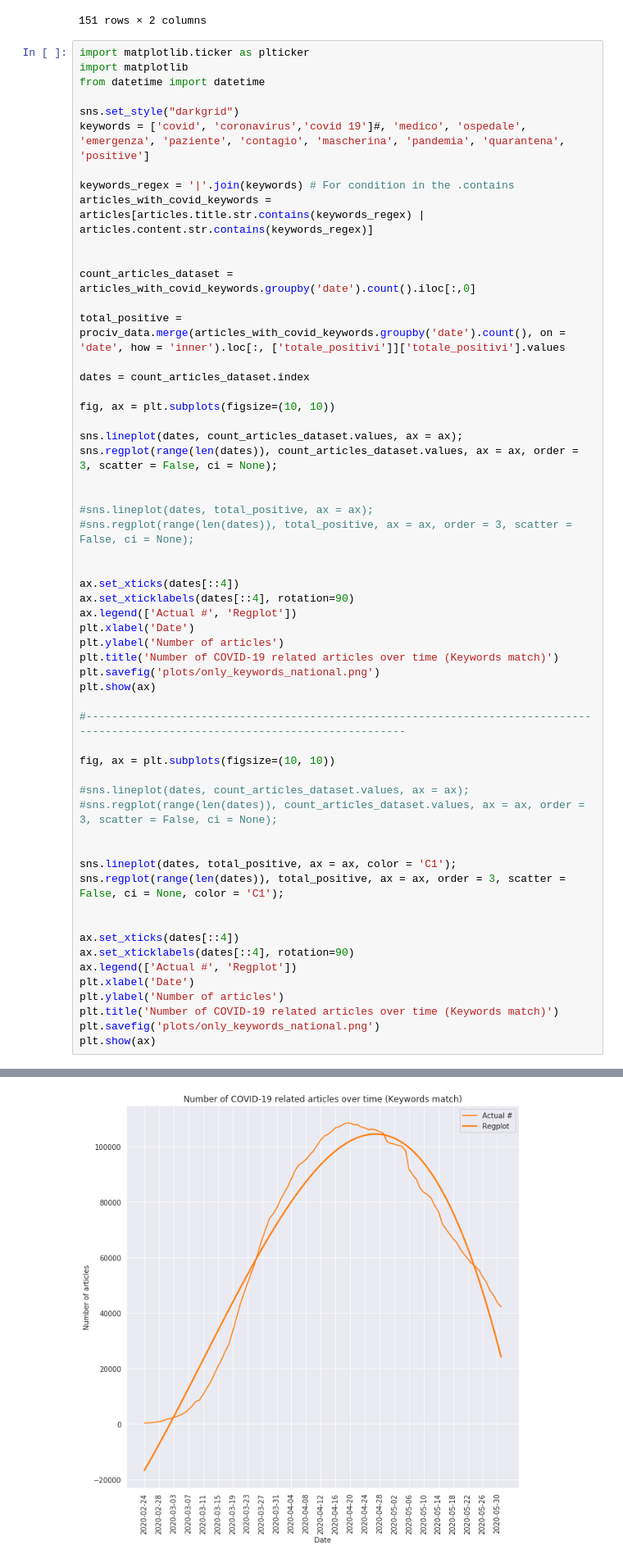
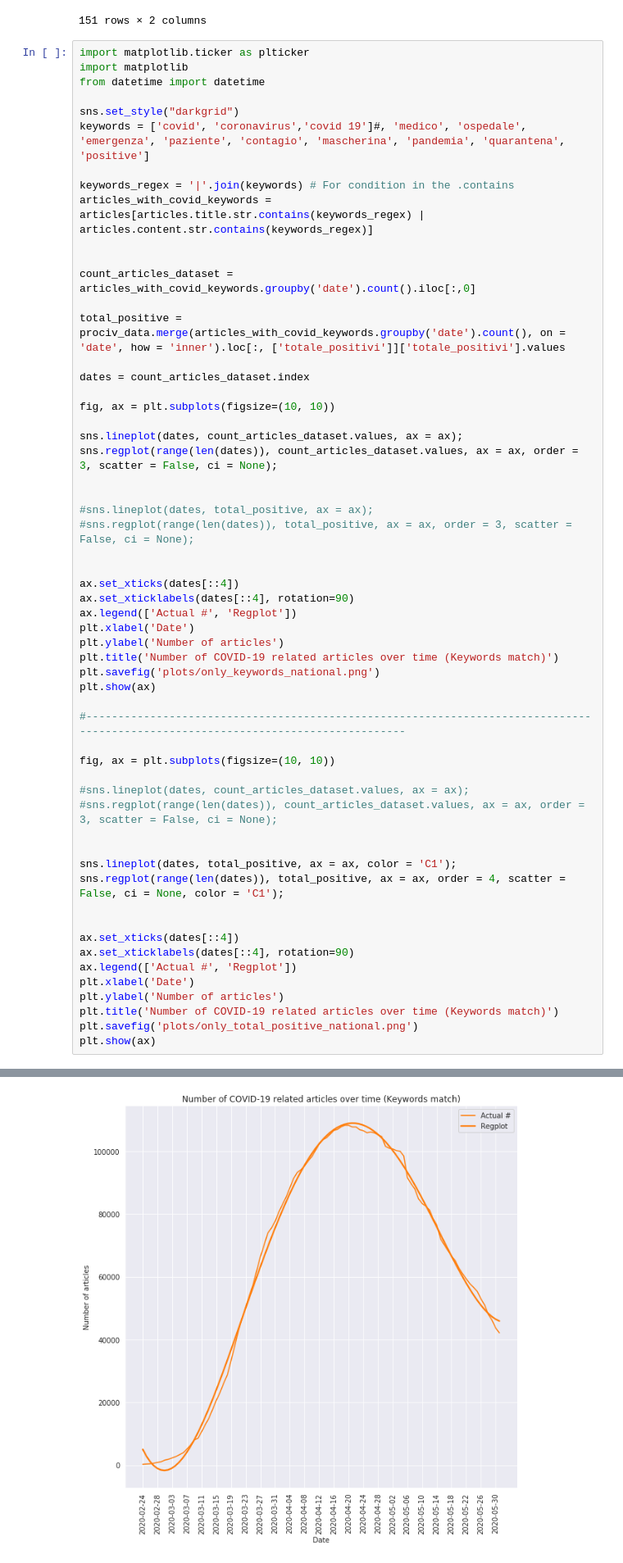
Before and after one commit to Gruntrexpewrus/StatLearnTeam, a Jupyter notebook: articles_analysis/Covid_Articles_Statistics.ipynb, the cells around one changed output, grey strips where cells are left out. Shown at 82% size. Drawn from its saved outputs; the diff is of its cells as text.

```diff
--- a/articles_analysis/Covid_Articles_Statistics.ipynb
+++ b/articles_analysis/Covid_Articles_Statistics.ipynb
@@ -84,33 +84,33 @@ sns.regplot(range(len(dates)), count_articles_dataset.values, ax = ax, order = 3
 
 ax.set_xticks(dates[::4])
 ax.set_xticklabels(dates[::4], rotation=90)
 ax.legend(['Actual #', 'Regplot'])
 plt.xlabel('Date')
 plt.ylabel('Number of articles')
 plt.title('Number of COVID-19 related articles over time (Keywords match)')
 plt.savefig('plots/only_keywords_national.png')
 plt.show(ax)
 
 #----------------------------------------------------------------------------------------------------------------------------------
 
 fig, ax = plt.subplots(figsize=(10, 10))
 
 #sns.lineplot(dates, count_articles_dataset.values, ax = ax);
 #sns.regplot(range(len(dates)), count_articles_dataset.values, ax = ax, order = 3, scatter = False, ci = None);
 
 
 sns.lineplot(dates, total_positive, ax = ax, color = 'C1');
-sns.regplot(range(len(dates)), total_positive, ax = ax, order = 3, scatter = False, ci = None, color = 'C1');
+sns.regplot(range(len(dates)), total_positive, ax = ax, order = 4, scatter = False, ci = None, color = 'C1');
 
 
 ax.set_xticks(dates[::4])
 ax.set_xticklabels(dates[::4], rotation=90)
 ax.legend(['Actual #', 'Regplot'])
 plt.xlabel('Date')
 plt.ylabel('Number of articles')
 plt.title('Number of COVID-19 related articles over time (Keywords match)')
-plt.savefig('plots/only_keywords_national.png')
+plt.savefig('plots/only_total_positive_national.png')
 plt.show(ax)
 # %% [output]
 [figure]
-[figure, old version]
+[figure, new version]
```
Also changed, not shown: parts of 2 cells of this notebook.
